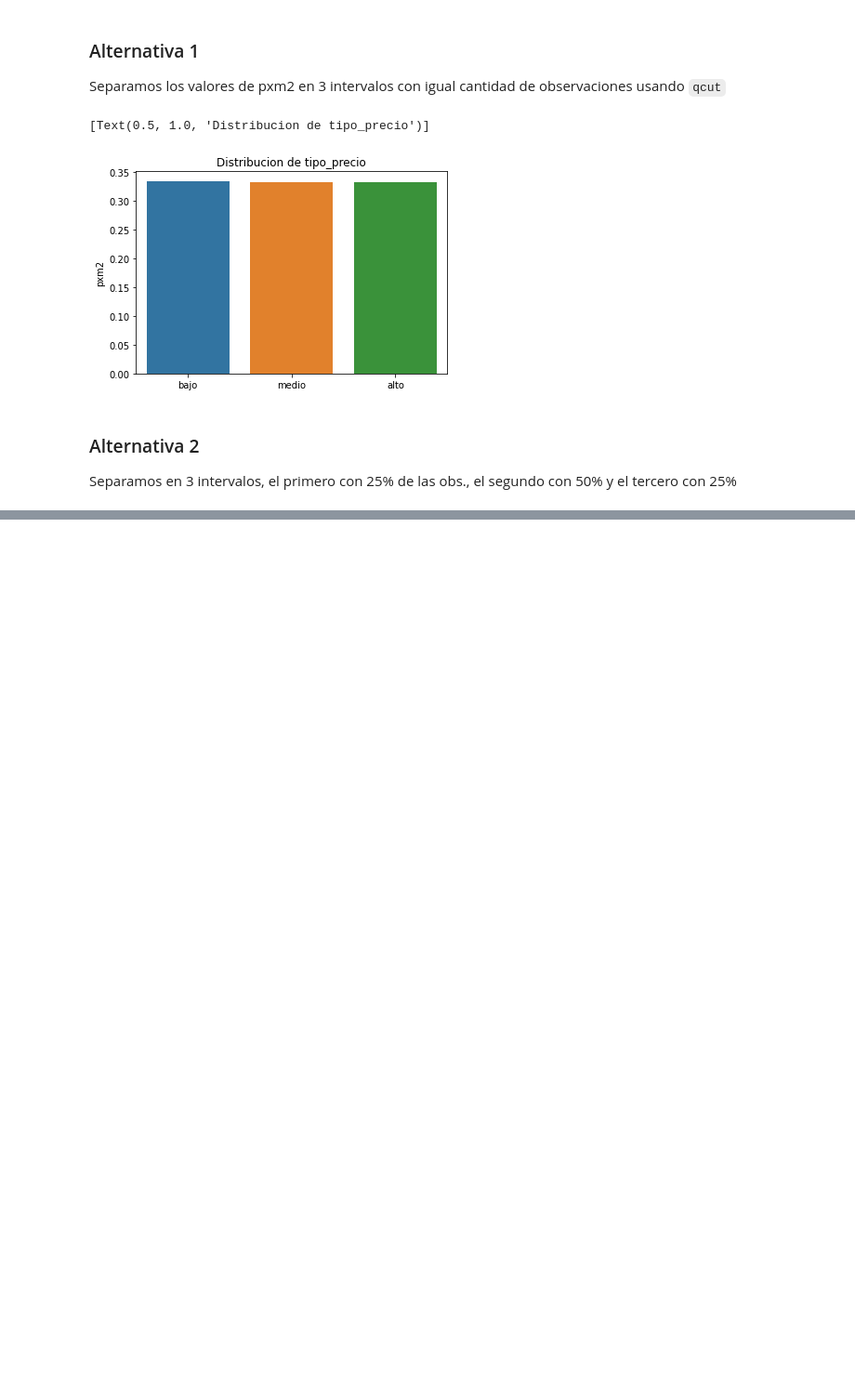
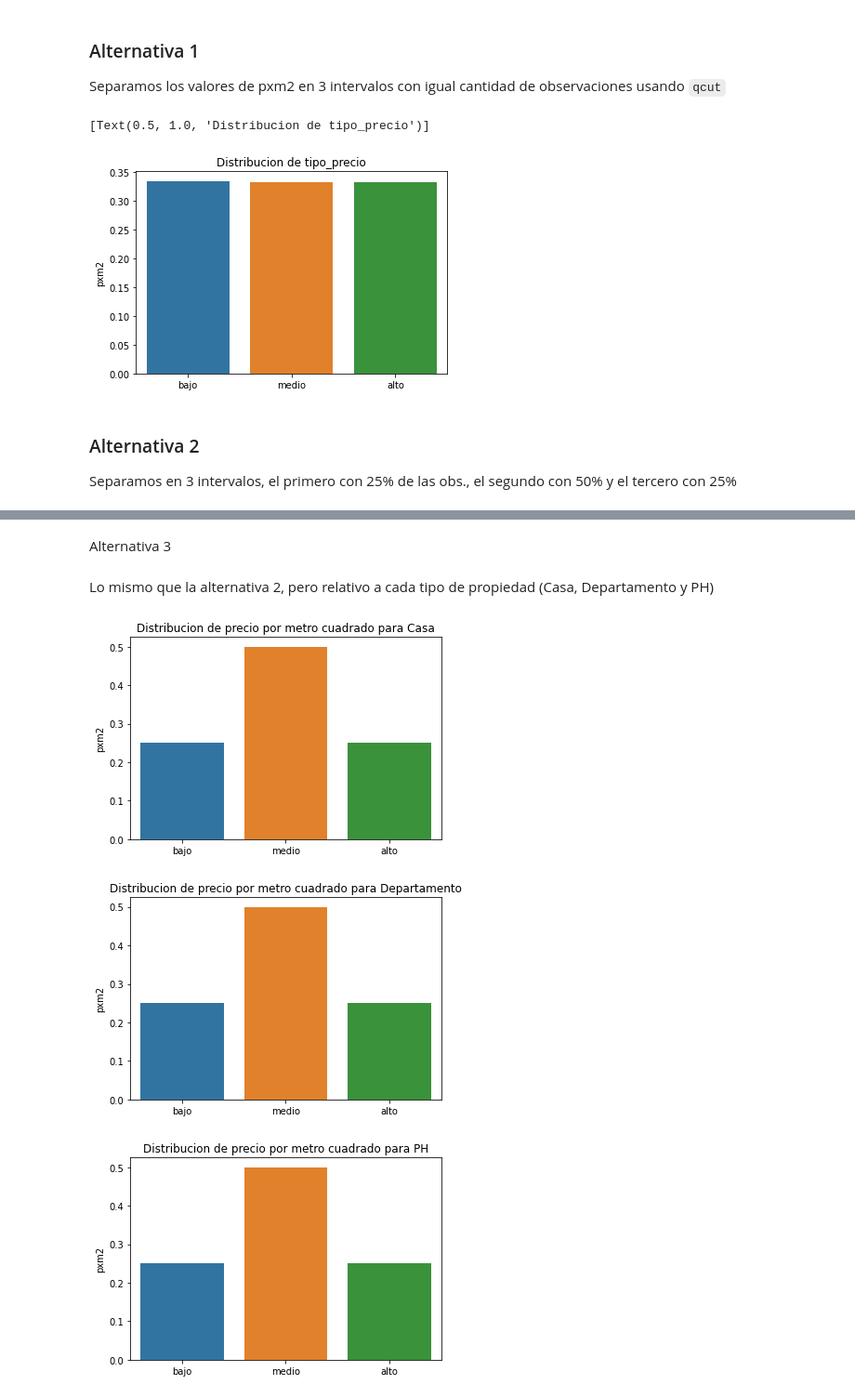
Before and after one commit to ianshih2003/datos_2022c2, a Jupyter notebook: 7506R_TP1_GRUPO08_ENTREGA.ipynb, the cells around one changed output, grey strips where cells are left out. Shown at 93% size. Drawn from its saved outputs; the diff is of its cells as text; code cells hidden in the pictures; blank space fills up the shorter version.

Commit message:
Alternativas de clasificacion

```diff
--- a/7506R_TP1_GRUPO08_ENTREGA.ipynb
+++ b/7506R_TP1_GRUPO08_ENTREGA.ipynb
@@ -2127,0 +2163,14 @@ Separamos en 3 intervalos, el primero con 25% de las obs., el segundo con 50% y
+# %% [markdown]
+Alternativa 3
+# %% [markdown]
+Lo mismo que la alternativa 2, pero relativo a cada tipo de propiedad (Casa, Departamento y PH)
+# %%
+property_types = ['Casa', 'Departamento', 'PH']
+
+for type in property_types:
+  property_df = df[df['property_type'] == type]
+  graph_quantiles(property_df, f"Distribucion de precio por metro cuadrado para {type}")
+# %% [output]
+[figure, added]
+[figure, added]
+[figure, added]
```
Also changed, not shown: parts of 8 cells of this notebook.
